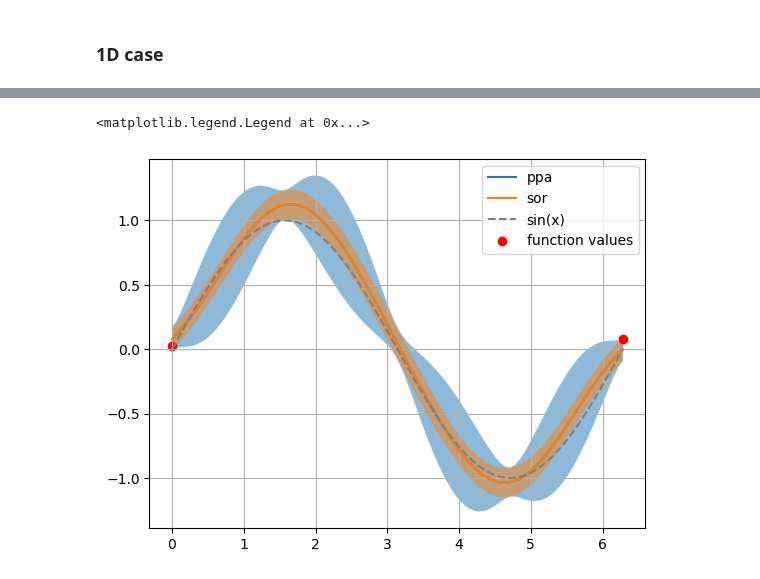
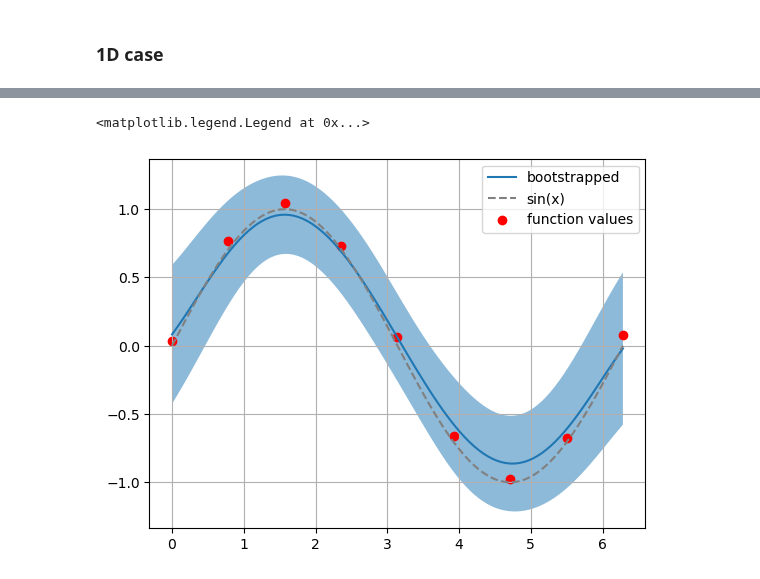
Before and after one commit to LukasEin/jaxgp, a Jupyter notebook: bootstrapping.ipynb, the cells around one changed output, grey strips where cells are left out. Drawn from its saved outputs; the diff is of its cells as text; code cells hidden in the pictures.

```diff
--- a/bootstrapping.ipynb
+++ b/bootstrapping.ipynb
@@ -23,7 +23,7 @@ noise = 0.1
 
 length_scale = 1.0
 
-data_split = (3,9)
+data_split = (9,12)
 num_datapoints = 2
 datagrid = jnp.linspace(*bounds,data_split[0])
 data_values = func(datagrid,noise)
@@ -34,13 +34,13 @@ X_data = jnp.concatenate((datagrid,derivative_grid)).reshape(-1,1)
 Y_data = jnp.concatenate((data_values,derivative_values)).reshape(-1,1)
 
 batches = 3
-n_runs = 3
+n_runs = 10
 
 num_gridpoints = 101
 grid = jnp.linspace(*bounds,num_gridpoints)
 
 kernel = RBF()
 # %%
-model = gpr.Bootstrapper(X_data, Y_data, data_split, X_predict=grid, noise_var=noise**2, batches=batches, n_runs=n_runs)
+model = gpr.Bootstrapper(X_data, Y_data, data_split, X_predict=grid.reshape(-1,1), noise_var=noise**2, batches=batches, n_runs=n_runs)
 # %%
 model.run()
@@ -48,0 +47,8 @@ ValueError: axis 1 is out of bounds for array of dimension 1
+# %%
+means, stds = model.get_prediction()
+# %%
+means = jnp.array(means)
+stds = jnp.array(stds)
+
+avg_means = jnp.mean(means,axis=0).reshape(-1)
+avg_stds = jnp.sqrt(jnp.mean(stds**2,axis=0)).reshape(-1)
@@ -49,14 +63,10 @@ ValueError: axis 1 is out of bounds for array of dimension 1
 # %%
-plt.plot(grid,means_ppa,label="ppa")
-plt.fill_between(grid,means_ppa-stds_ppa,means_ppa+stds_ppa,alpha=0.5)
-plt.plot(grid,means_sor,label="sor")
-plt.fill_between(grid,means_sor-stds_sor,means_sor+stds_sor,alpha=0.5)
-# plt.plot(grid,means_ny,label="ny")
-# plt.fill_between(grid,means_ny-stds_ny,means_ny+stds_ny,alpha=0.5)
+plt.plot(grid,avg_means,label="bootstrapped")
+plt.fill_between(grid,avg_means-avg_stds,avg_means+avg_stds,alpha=0.5)
 plt.plot(grid,func(grid),color="grey",ls="--",label="sin(x)")
 plt.scatter(datagrid,data_values,color="r",label="function values")
 plt.grid()
 plt.legend()
 # %% [output]
 <matplotlib.legend.Legend at 0x...>
-[figure, old version]
+[figure, new version]
```
Also changed, not shown: parts of 5 cells of this notebook, 1 other file.
